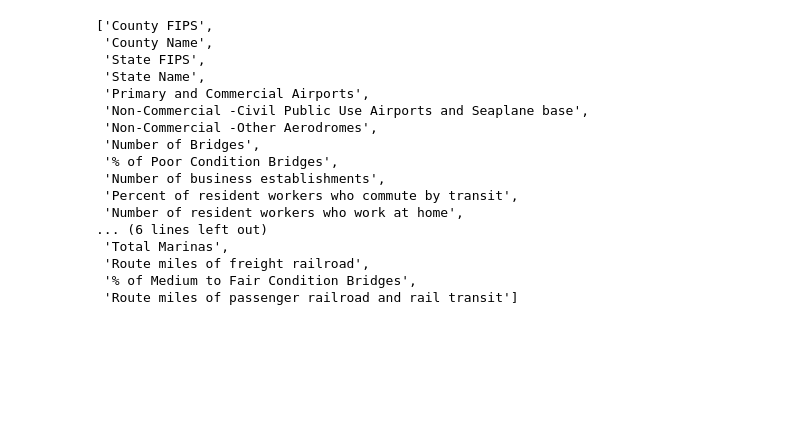
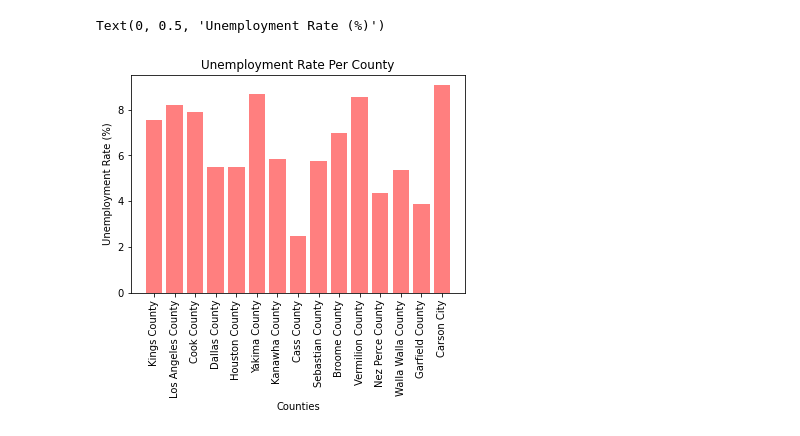
Before and after one commit to jeugenio103/project-1, a Jupyter notebook: blahblah.ipynb, the cells around one changed output. Saved outputs shown, nothing was run; the diff lists cells and outputs as text; code cells hidden in the pictures; blank space fills up the shorter version.

```diff
--- a/blahblah.ipynb
+++ b/blahblah.ipynb
@@ -17,20 +5,0 @@ kanawha_county_unemployment_df = pd.read_csv(kanawha_county_unemployment)
-# %%
-list(transportation_profile_df.columns.values)
-# %% [output]
-['County FIPS',
- 'County Name',
- 'State FIPS',
- 'State Name',
- 'Primary and Commercial Airports',
- 'Non-Commercial -Civil Public Use Airports and Seaplane base',
- 'Non-Commercial -Other Aerodromes',
- 'Number of Bridges',
- '% of Poor Condition Bridges',
- 'Number of business establishments',
- 'Percent of resident workers who commute by transit',
- 'Number of resident workers who work at home',
-... (6 lines left out)
- 'Total Marinas',
- 'Route miles of freight railroad',
- '% of Medium to Fair Condition Bridges',
- 'Route miles of passenger railroad and rail transit']
@@ -37 +46,34 @@ list(transportation_profile_df.columns.values)
+# %%
+#Mean of Unemployment Rate over 2012-2016
+broome_county_unemployment_rate = (broome_county_unemployment_df["Value"]).mean()
+carson_county_unemployment_rate = (carson_county_unemployment_df["Value"]).mean()
+cass_county_unemployment_rate = (cass_county_unemployment_df["Value"]).mean()
+cook_county_unemployment_rate = (cook_county_unemployment_df["Value"]).mean()
+dallas_county_unemployment_rate = (dallas_county_unemployment_df["Value"]).mean()
+garfield_county_unemployment_rate = (garfield_county_unemployment_df["Value"]).mean()
+houston_county_unemployment_rate = (houston_county_unemployment_df["Value"]).mean()
+kanawha_county_unemployment_rate = (kanawha_county_unemployment_df["Value"]).mean()
+kings_county_unemployment_rate = (kings_county_unemployment_df["Value"]).mean()
+los_angeles_county_unemployment_rate = (los_angeles_county_unemployment_df["Value"]).mean()
+nez_perce_county_unemployment_rate = (nez_perce_county_unemployment_df["Value"]).mean()
+sebastian_county_unemployment_rate = (sebastian_county_unemployment_df["Value"]).mean()
+vermilion_county_unemployment_rate = (vermilion_county_unemployment_df["Value"]).mean()
+walla_walla_county_unemployment_rate = (walla_walla_county_unemployment_df["Value"]).mean()
+yakima_county_unemployment_rate = (yakima_county_unemployment_df["Value"]).mean()
+unemployment_rates = [kings_county_unemployment_rate, los_angeles_county_unemployment_rate, cook_county_unemployment_rate, dallas_county_unemployment_rate, houston_county_unemployment_rate, yakima_county_unemployment_rate, kanawha_county_unemployment_rate, cass_county_unemployment_rate, sebastian_county_unemployment_rate, broome_county_unemployment_rate, vermilion_county_unemployment_rate, nez_perce_county_unemployment_rate, walla_walla_county_unemployment_rate, garfield_county_unemployment_rate, carson_county_unemployment_rate]
+
+#X-Axis
+x_axis = np.arange(len(unemployment_rates))
+x_axis
+
+#Graph
+plt.bar(x_axis, unemployment_rates, color='r', alpha=0.5, align="center")
+tick_locations = [value for value in x_axis]
+plt.xticks(tick_locations, ["Kings County", "Los Angeles County", "Cook County", "Dallas County", "Houston County", "Yakima County", "Kanawha County", "Cass County", "Sebastian County", "Broome County", "Vermilion County", "Nez Perce County", "Walla Walla County", "Garfield County", "Carson City" ], rotation="vertical")
+plt.title("Unemployment Rate Per County")
+plt.xlabel("Counties")
+plt.ylabel("Unemployment Rate (%)")
+# %% [output]
+Text(0, 0.5, 'Unemployment Rate (%)')
+[figure, added]
 # %%
```
Also changed, not shown: parts of 8 cells of this notebook, 14 other files.
